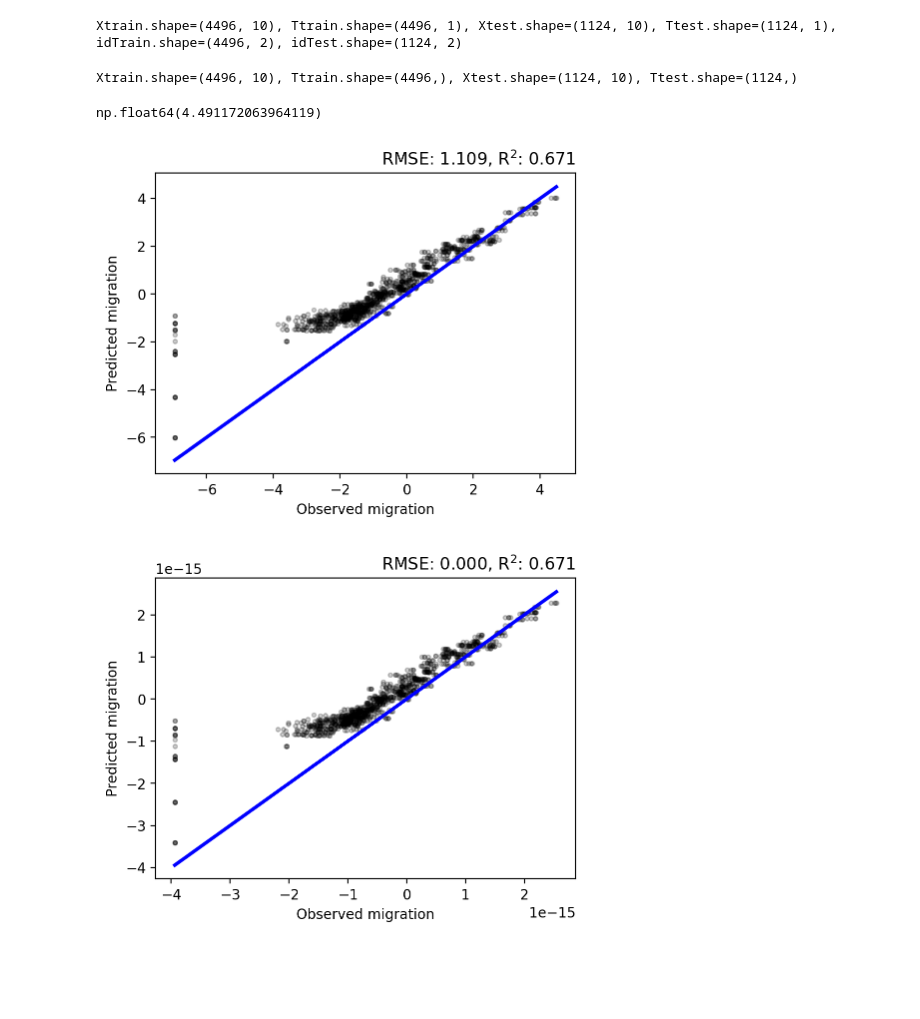
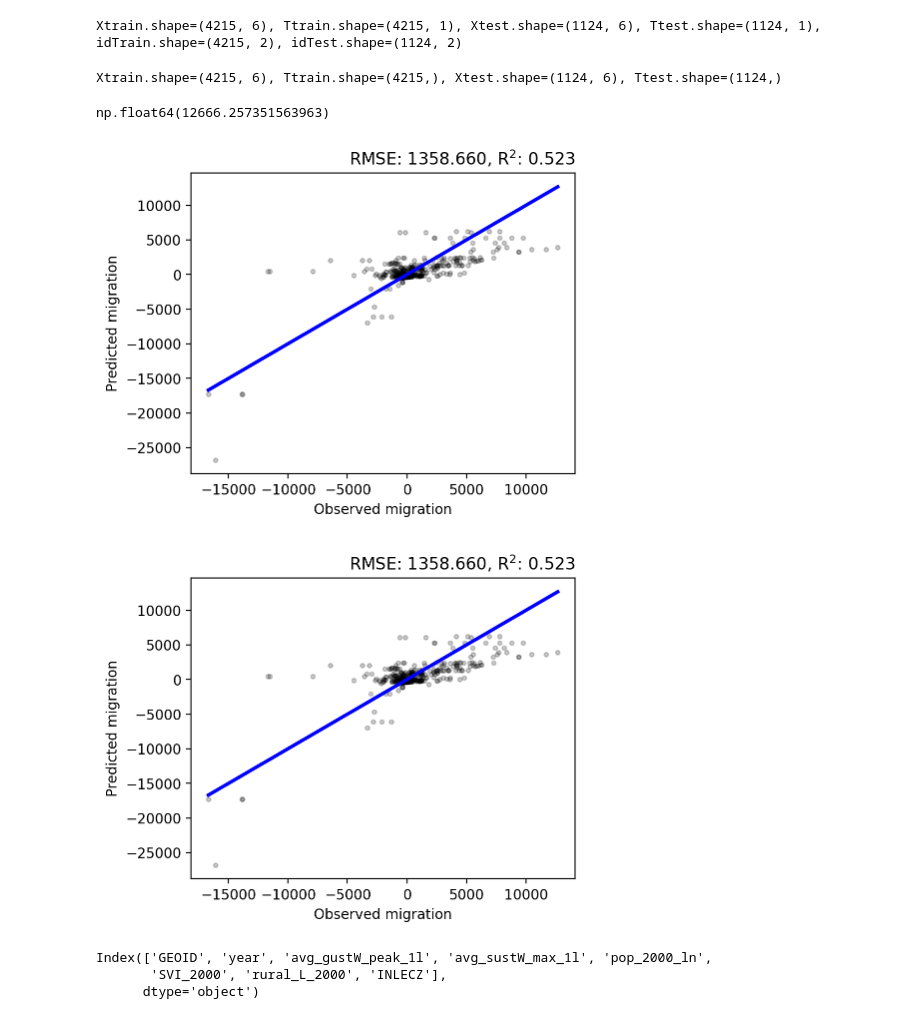
Before and after one commit to d4hackweek/d4-columbia-hurricane-migration, a Jupyter notebook: scripts/modeling_SVI_net.ipynb, the cells around one changed output. Drawn from its saved outputs; the diff is of its cells as text; code cells hidden in the pictures; blank space fills up the shorter version.

Commit message:
net migration - physical

```diff
--- a/scripts/modeling_SVI_net.ipynb
+++ b/scripts/modeling_SVI_net.ipynb
@@ -38,7 +38,7 @@ def suppress_output():
 %config InlineBackend.figure_format = 'retina'
 
 COLORS = ['#1b9e77', '#d95f02', '#7570b3']  # teal, orange, purple
-DATA_DIR = '/glade/u/home/kmacmanu/d4-columbia-hurricane-migration/contributors/fcottier'
+DATA_DIR = '/glade/u/home/fcottier/d4-columbia-hurricane-migration/contributors/fcottier'
 # %%
 inputDS=DATA_DIR + os.sep + 'df_migration_hurricane.csv'
 
@@ -135,7 +134,7 @@ def partition(X: np.ndarray, T: np.ndarray) -> Union[List[np.ndarray], List[np.n
 Xtrain, Ttrain, Xtest, Ttest, idTrain, idTest = partition(Xp, T)
 print(f'{Xtrain.shape=}, {Ttrain.shape=}, {Xtest.shape=}, {Ttest.shape=}, {idTrain.shape=}, {idTest.shape=}')
 # %% [output]
-Xtrain.shape=(4496, 10), Ttrain.shape=(4496, 1), Xtest.shape=(1124, 10), Ttest.shape=(1124, 1), idTrain.shape=(4496, 2), idTest.shape=(1124, 2)
+Xtrain.shape=(4215, 6), Ttrain.shape=(4215, 1), Xtest.shape=(1124, 6), Ttest.shape=(1124, 1), idTrain.shape=(4215, 2), idTest.shape=(1124, 2)
 # %%
 # evaluation
 
@@ -168,7 +167,7 @@ Ttrain = Ttrain.to_numpy().ravel()
 Ttest = Ttest.to_numpy().ravel()
 print(f'{Xtrain.shape=}, {Ttrain.shape=}, {Xtest.shape=}, {Ttest.shape=}')
 # %% [output]
-Xtrain.shape=(4496, 10), Ttrain.shape=(4496,), Xtest.shape=(1124, 10), Ttest.shape=(1124,)
+Xtrain.shape=(4215, 6), Ttrain.shape=(4215,), Xtest.shape=(1124, 6), Ttest.shape=(1124,)
 # %%
 params = {
     'n_estimators': 20,      # number of trees in the forest
@@ -186,17 +185,23 @@ model.fit(Xtrain, Ttrain);
 # %%
 np.max(Ttest)
 # %% [output]
-np.float64(4.491172063964119)
+np.float64(12666.257351563963)
 # %%
 Ytest = model.predict(Xtest)
 plot_evaluation(Ttest, Ytest)
 # %% [output]
-[figure, old version]
+[figure, new version]
 # %%
 Ytest = model.predict(Xtest)
-plot_evaluation(Ttest*tMean, Ytest*tMean)
+plot_evaluation(Ttest+tMean, Ytest+tMean)
 # %% [output]
-[figure, old version]
+[figure, new version]
+# %%
+Xp.columns
+# %% [output]
+Index(['GEOID', 'year', 'avg_gustW_peak_1l', 'avg_sustW_max_1l', 'pop_2000_ln',
+       'SVI_2000', 'rural_L_2000', 'INLECZ'],
+      dtype='object')
 # %%
 result = permutation_importance(
     model, Xtest, Ttest, n_repeats=10, random_state=42, n_jobs=-1
```
Also changed, not shown: parts of 9 cells of this notebook, 1 other file.
